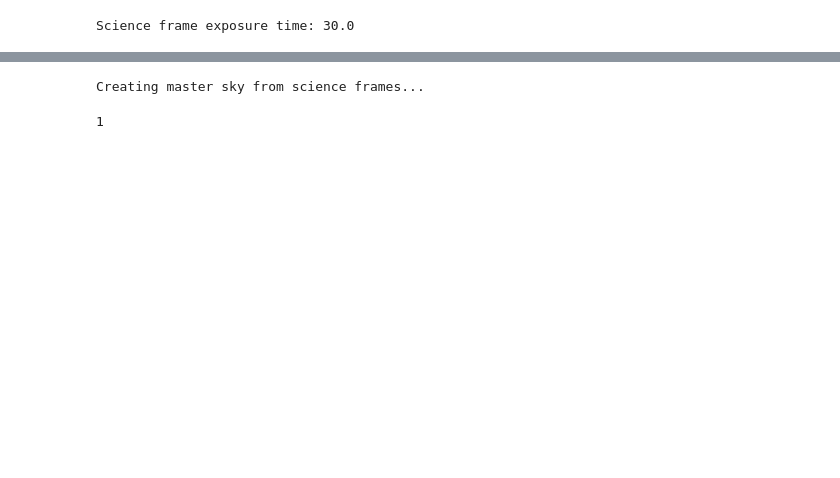
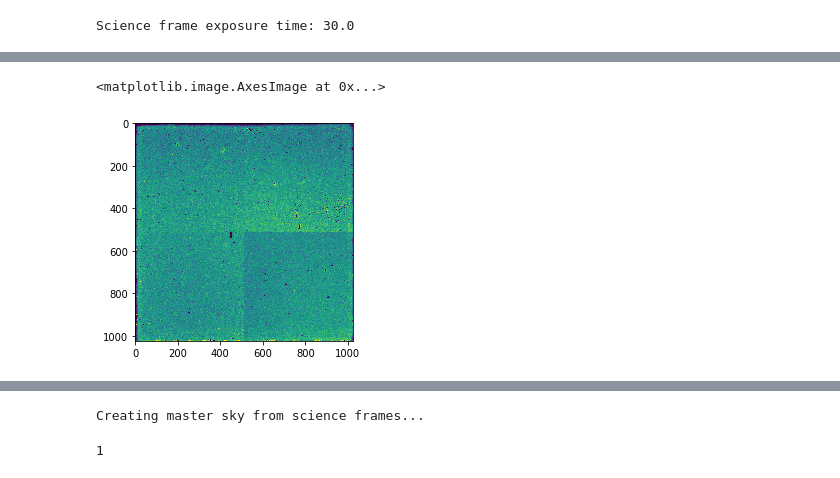
Before and after one commit to kfollette/Follette-group, a Jupyter notebook: MinMs/TestingNotebook_MMT_Module.ipynb, the cells around one changed output, grey strips where cells are left out. Cells and saved outputs as stored; diff of their text form; code cells hidden in the pictures; blank space fills up the shorter version.

```diff
--- a/MinMs/TestingNotebook_MMT_Module.ipynb
+++ b/MinMs/TestingNotebook_MMT_Module.ipynb
@@ -151,3 +181,9 @@ Flatfield exposure time: 30.0
+# %%
+vmin, vmax = interval.get_limits(master_flat)
+plt.imshow(master_flat, vmin=vmin, vmax=vmax)
+# %% [output]
+<matplotlib.image.AxesImage at 0x...>
+[figure, added]
 # %%
 
 # divide each science frame by the masterflat frame
```
Also changed, not shown: parts of 21 cells of this notebook.
